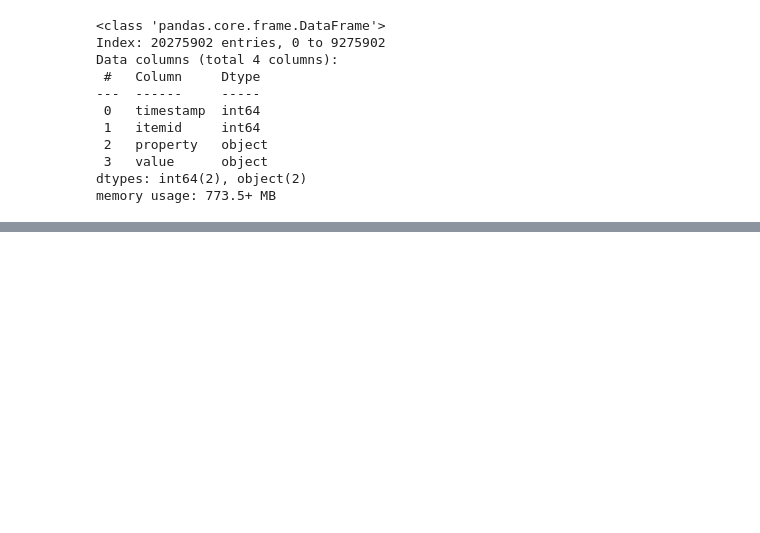
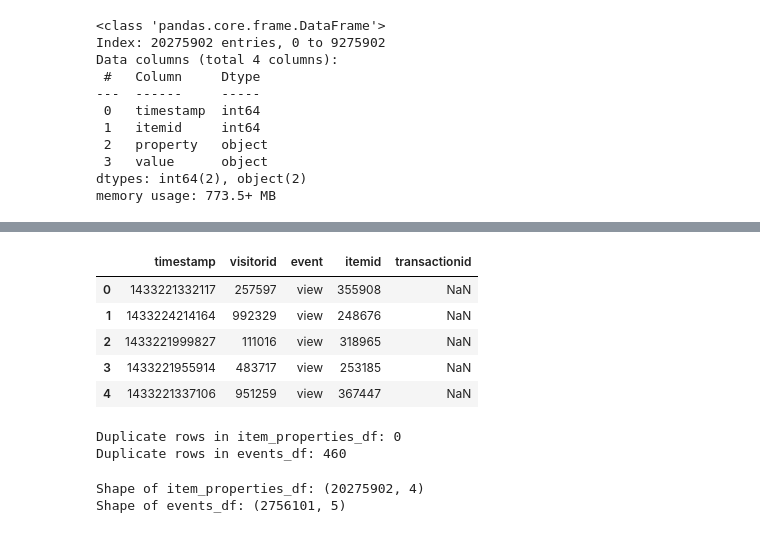
Before and after one commit to Victor-Osei/Recommendation_Systems, a Jupyter notebook: rs.ipynb, the cells around one changed output, grey strips where cells are left out. Cells and saved outputs as stored; diff of their text form; code cells hidden in the pictures; blank space fills up the shorter version.

```diff
--- a/rs.ipynb
+++ b/rs.ipynb
@@ -465,0 +494,23 @@ item_properties_df.drop_duplicates(inplace=True)
+# %%
+events_df.head()
+# %% [output]
+|  | timestamp | visitorid | event | itemid | transactionid |
+| 0 | 1433221332117 | 257597 | view | 355908 | NaN |
+| 1 | 1433224214164 | 992329 | view | 248676 | NaN |
+| 2 | 1433221999827 | 111016 | view | 318965 | NaN |
+| 3 | 1433221955914 | 483717 | view | 253185 | NaN |
+| 4 | 1433221337106 | 951259 | view | 367447 | NaN |
+# %%
+# Check for duplicates
+print("\nDuplicate rows in item_properties_df:", item_properties_df.duplicated().sum())
+print("Duplicate rows in events_df:", events_df.duplicated().sum())
+# %% [output]
+Duplicate rows in item_properties_df: 0
+Duplicate rows in events_df: 460
+# %%
+# Check the shape (rows, columns) of both datasets
+print("Shape of item_properties_df:", item_properties_df.shape)
+print("Shape of events_df:", events_df.shape)
+# %% [output]
+Shape of item_properties_df: (20275902, 4)
+Shape of events_df: (2756101, 5)
```
Also changed, not shown: parts of 6 cells of this notebook.
